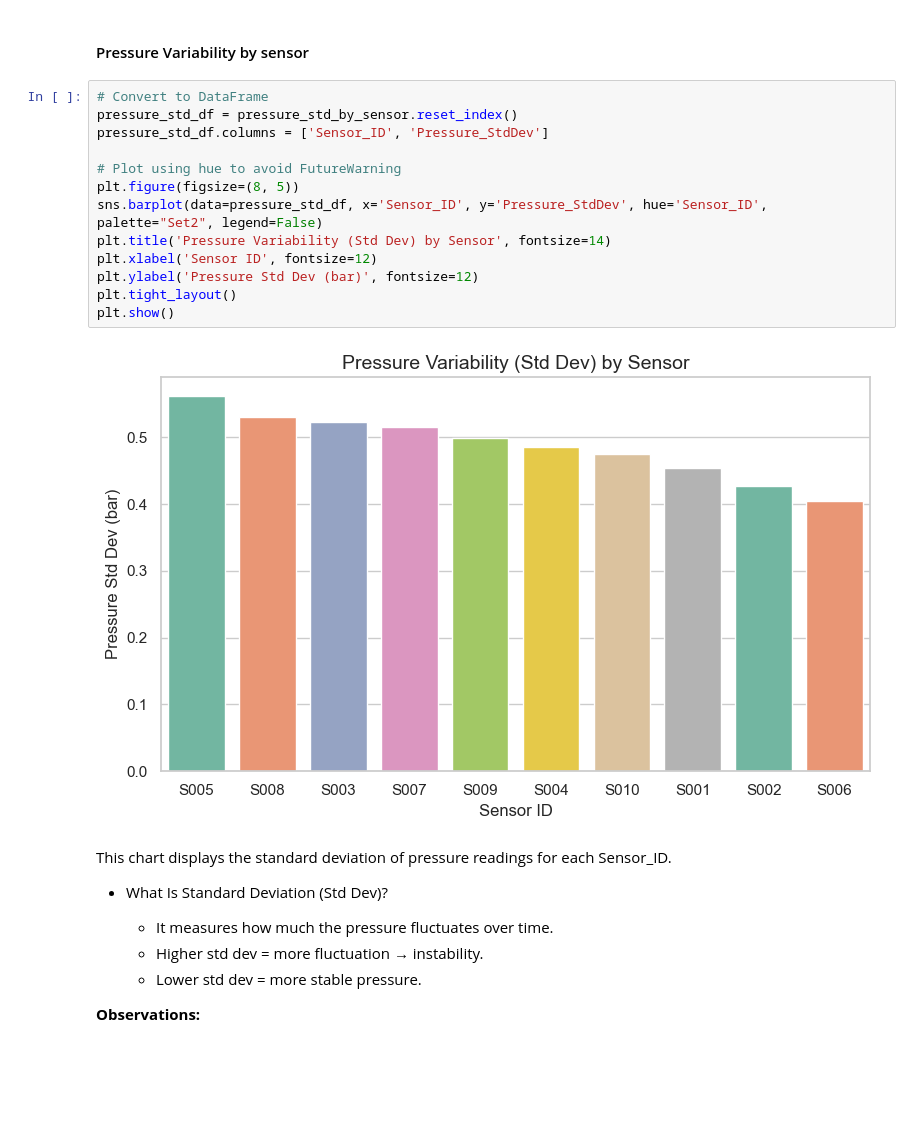
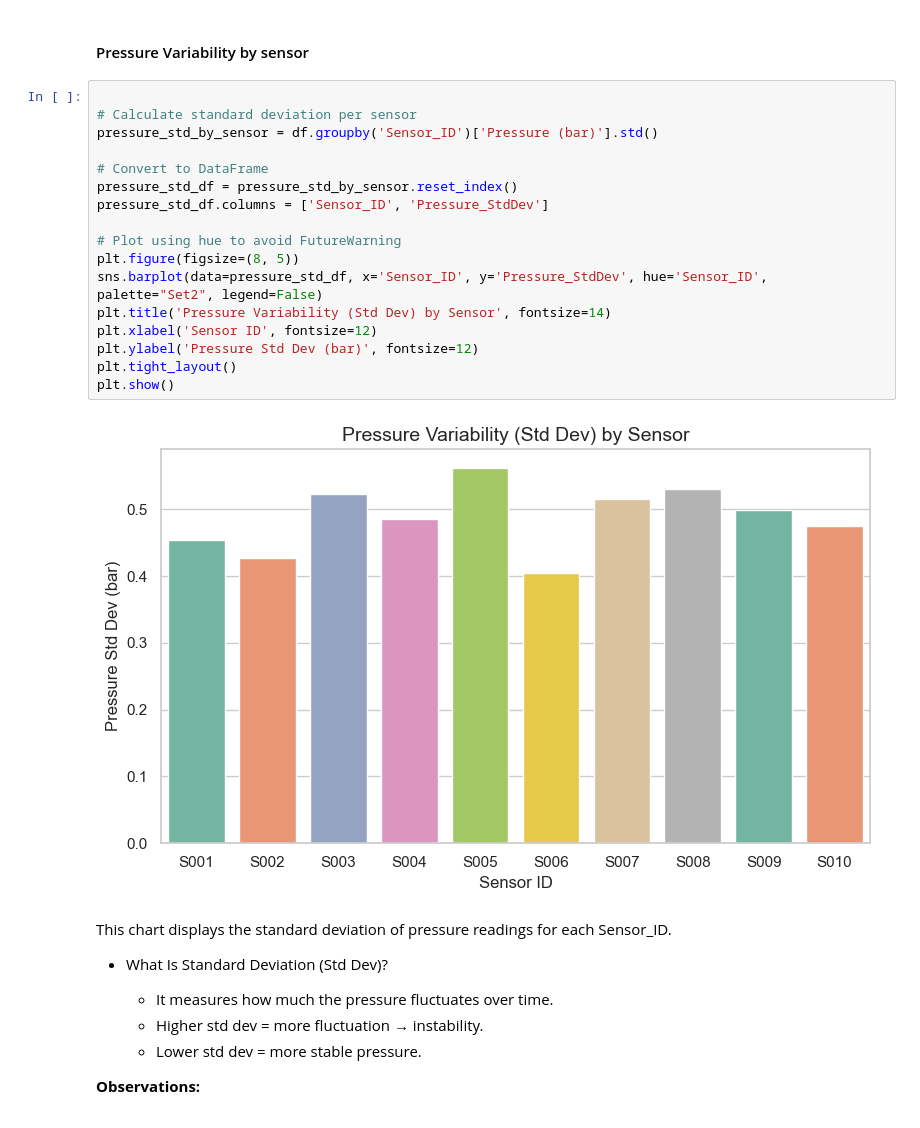
Before and after one commit to CSCN8040-Water-Wastage-in-Urban-Areas/Reducing-Water-Wastage-in-Urban-Areas, a Jupyter notebook: Reducing_Water_Wastage.ipynb, the cells around one changed output. Cells and saved outputs as stored; diff of their text form; blank space fills up the shorter version.

```diff
--- a/Reducing_Water_Wastage.ipynb
+++ b/Reducing_Water_Wastage.ipynb
@@ -349,20 +340,24 @@ This bar chart shows how many leaks were detected by each sensor.
 # %% [markdown]
 #### Pressure Variability by sensor
 # %%
+
+# Calculate standard deviation per sensor
+pressure_std_by_sensor = df.groupby('Sensor_ID')['Pressure (bar)'].std()
+
 # Convert to DataFrame
 pressure_std_df = pressure_std_by_sensor.reset_index()
 pressure_std_df.columns = ['Sensor_ID', 'Pressure_StdDev']
 
 # Plot using hue to avoid FutureWarning
 plt.figure(figsize=(8, 5))
 sns.barplot(data=pressure_std_df, x='Sensor_ID', y='Pressure_StdDev', hue='Sensor_ID', palette="Set2", legend=False)
 plt.title('Pressure Variability (Std Dev) by Sensor', fontsize=14)
 plt.xlabel('Sensor ID', fontsize=12)
 plt.ylabel('Pressure Std Dev (bar)', fontsize=12)
 plt.tight_layout()
 plt.show()
 # %% [output]
-[figure, old version]
+[figure, new version]
 # %% [markdown]
 This chart displays the standard deviation of pressure readings for each Sensor_ID.
 
```
Also changed, not shown: parts of 9 cells of this notebook.
